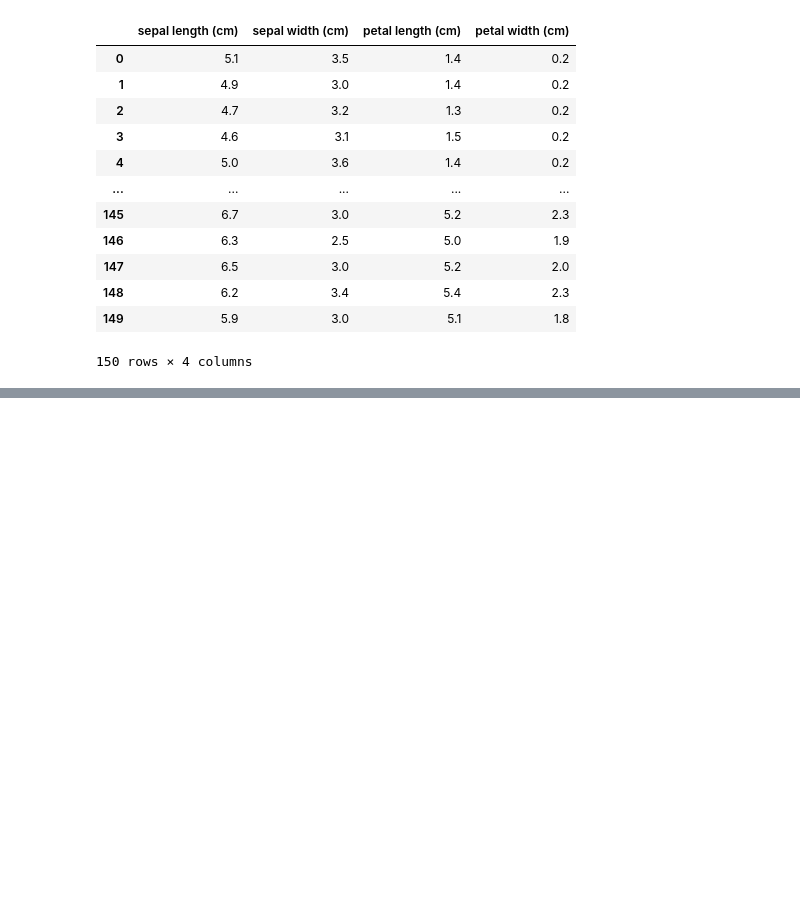
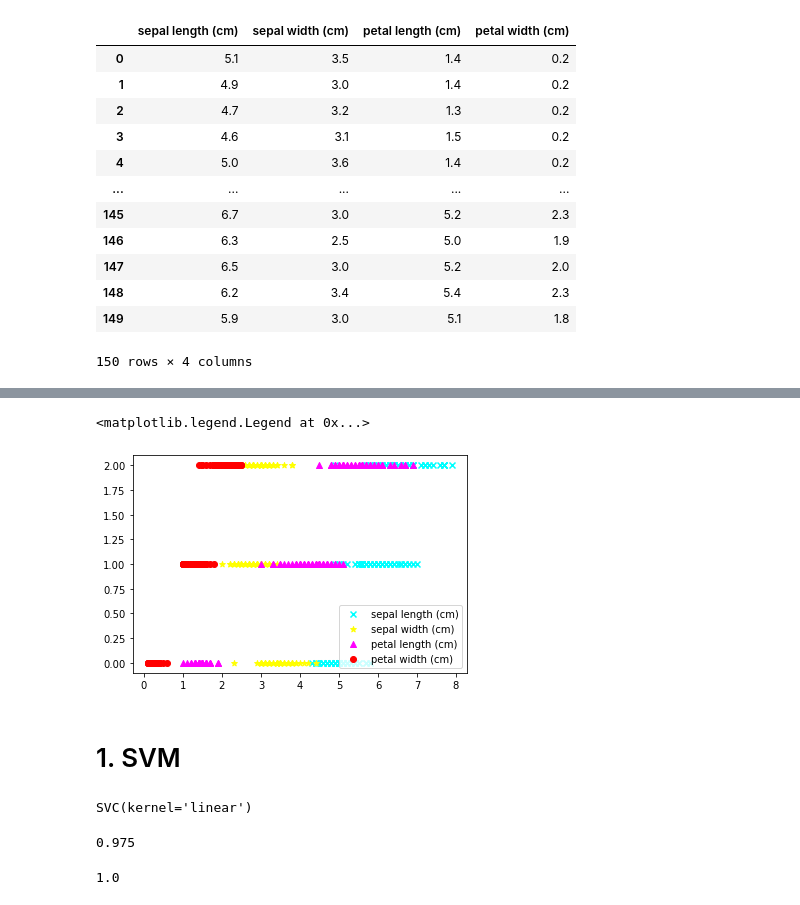
Before and after one commit to abbasshafi/SZIC-AI, a Jupyter notebook: Iris Dataset.ipynb, the cells around one changed output, grey strips where cells are left out. Cells and saved outputs as stored; diff of their text form; code cells hidden in the pictures; blank space fills up the shorter version.

```diff
--- a/Iris Dataset.ipynb
+++ b/Iris Dataset.ipynb
@@ -66,3 +66,6 @@ df
 | 148 | 6.2 | 3.4 | 5.4 | 2.3 |
 | 149 | 5.9 | 3.0 | 5.1 | 1.8 |
 150 rows × 4 columns
+# %%
+df['target']=iris.target
+df
@@ -68,0 +107,3 @@ df
+# %%
+y=df.iloc[:,-1].values
+y
@@ -68,0 +118,11 @@ df
+# %%
+plt.scatter(df["sepal length (cm)"],y,marker='x',color='cyan',label="sepal length (cm)")
+plt.scatter(df["sepal width (cm)"],y,marker='*',color='yellow',label="sepal width (cm)")
+plt.scatter(df["petal length (cm)"],y,marker='^',color='magenta',label="petal length (cm)")
+plt.scatter(df["petal width (cm)"],y,marker='o',color='red',label="petal width (cm)")
+
+
+plt.legend()
+# %% [output]
+<matplotlib.legend.Legend at 0x...>
+[figure, added]
@@ -68,0 +132,17 @@ df
+# %% [markdown]
+# 1. SVM
+# %%
+from sklearn.svm import SVC
+svm=SVC(kernel='linear')
+svm.fit(x_train,y_train)
+# %% [output]
+SVC(kernel='linear')
+# %%
+svm.score(x_train,y_train)
+# %% [output]
+0.975
+# %%
+SVM_Score=svm.score(x_test,y_test)
+SVM_Score
+# %% [output]
+1.0
```
Also changed, not shown: parts of 22 cells of this notebook.
